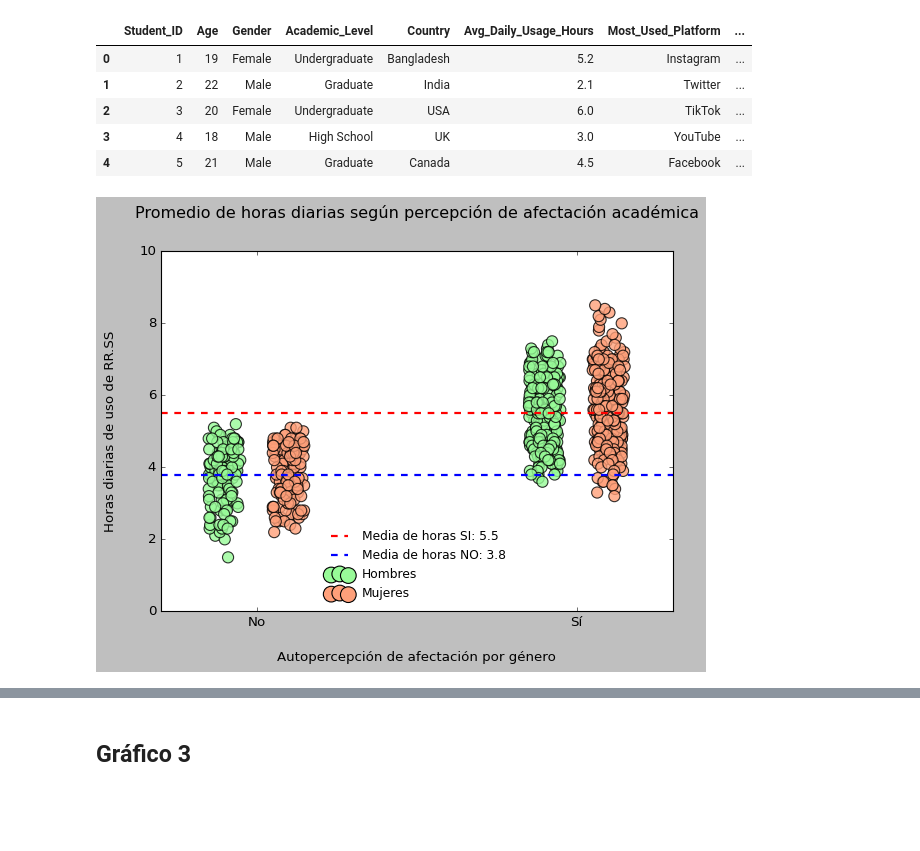
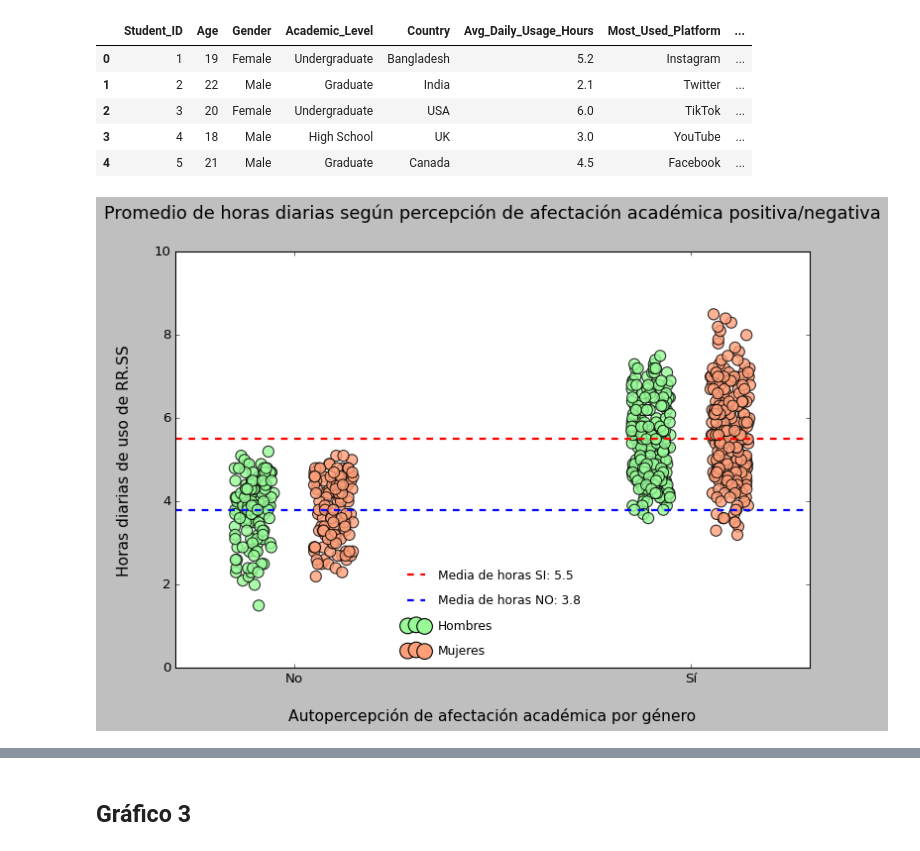
Before and after one commit to AGC79/eda_redes_sociales, a Jupyter notebook: EDA/0-Enunciado_EDA.ipynb, the cells around one changed output, grey strips where cells are left out. Cells and saved outputs as stored; diff of their text form; code cells hidden in the pictures; blank space fills up the shorter version.

```diff
--- a/EDA/0-Enunciado_EDA.ipynb
+++ b/EDA/0-Enunciado_EDA.ipynb
@@ -596,27 +555,27 @@ media_no = round(social_media[social_media["Affects_Academic_Performance"] == "N
 y_media_yes = media_yes["Avg_Daily_Usage_Hours"].iloc[0]
 y_media_no = media_no["Avg_Daily_Usage_Hours"].iloc[0]
 # %%
-plt.figure(figsize=(8,6))
+plt.figure(figsize=(10,7))
 
 plt.axhline(y=y_media_yes, color='red', linestyle='--', linewidth=2, label='Media de horas SI: 5.5')
 plt.axhline(y=y_media_no, color='blue', linestyle='--', linewidth=2, label='Media de horas NO: 3.8')
 
 plt.scatter(x_total, y_total, c=colores_total, alpha=0.8, s=100)
 
-plt.title("Promedio de horas diarias según percepción de afectación académica", pad=30)
-plt.xlabel("Autopercepción de afectación por género", labelpad=20)
-plt.ylabel("Horas diarias de uso de RR.SS", labelpad=20)
+plt.title("Promedio de horas diarias según percepción de afectación académica positiva/negativa", pad=30, fontsize=16)
+plt.xlabel("Autopercepción de afectación académica por género", labelpad=20, fontsize=14)
+plt.ylabel("Horas diarias de uso de RR.SS", labelpad=20, fontsize=14)
 plt.subplots_adjust(left=0.15, right=0.95, top=0.9, bottom=0.15)
 
 p_hombres = plt.scatter([], [], c="palegreen", s=200, label="Hombres")
 p_mujeres = plt.scatter([], [], c="lightsalmon", s=200, label="Mujeres")
 
 plt.xticks([0, 1], ["No", "Sí"])
 plt.xlim(-0.3, 1.3)
 plt.ylim(0, 10)
 
-plt.legend(frameon=False, loc="lower center", fontsize=11, labelspacing=0.5)
+plt.legend(frameon=False, loc="lower center", fontsize=11, labelspacing=1)
 
 plt.show();
 # %% [output]
-[figure, old version]
+[figure, new version]
```
Also changed, not shown: parts of 16 cells of this notebook, 2 other files.
